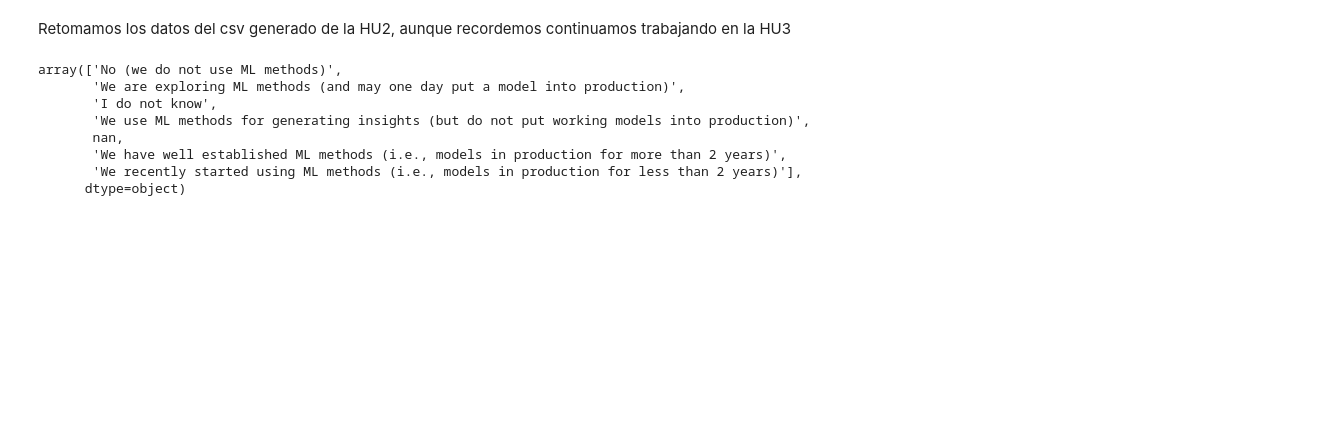
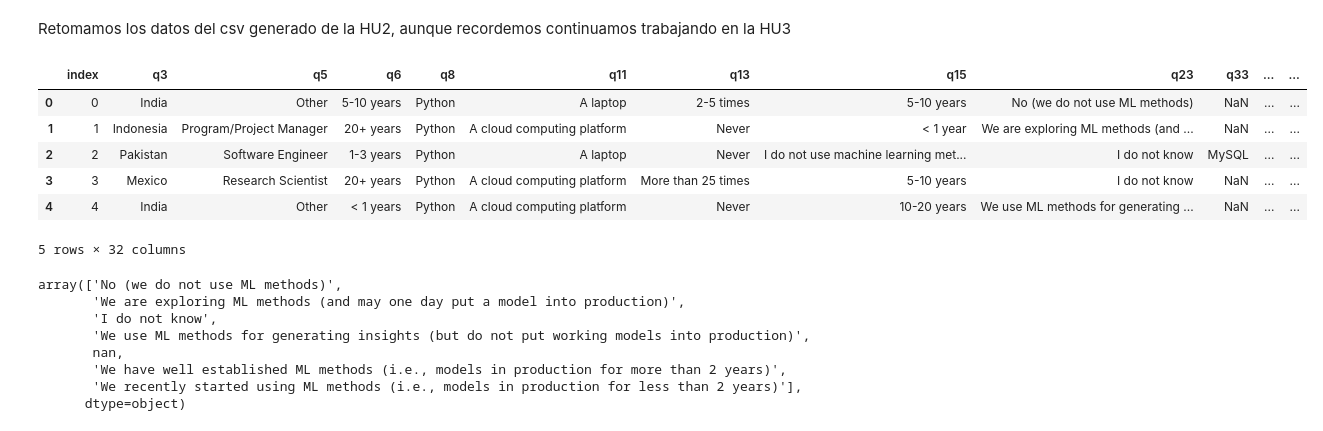
Before and after one commit to Adalab/project-DA-promo-b-modulo-2-team-2, a Jupyter notebook: HU3_data_analyst.ipynb, the cells around one changed output. Saved outputs shown, nothing was run; the diff lists cells and outputs as text; code cells hidden in the pictures; blank space fills up the shorter version.

```diff
--- a/HU3_data_analyst.ipynb
+++ b/HU3_data_analyst.ipynb
@@ -9,6 +9,16 @@ from scipy import stats
 import sidetable
 # %%
 df = pd.read_csv('./datos/HU2.csv', index_col=0)
+# %%
+df.head()
+# %% [output]
+|  | index | q3 | q5 | q6 | q8 | q11 | q13 | q15 | q23 | q33 | ... | ... |
+| 0 | 0 | India | Other | 5-10 years | Python | A laptop | 2-5 times | 5-10 years | No (we do not use ML methods) | NaN | ... | ... |
+| 1 | 1 | Indonesia | Program/Project Manager | 20+ years | Python | A cloud computing platform | Never | < 1 year | We are exploring ML methods (and ... | NaN | ... | ... |
+| 2 | 2 | Pakistan | Software Engineer | 1-3 years | Python | A laptop | Never | I do not use machine learning met... | I do not know | MySQL | ... | ... |
+| 3 | 3 | Mexico | Research Scientist | 20+ years | Python | A cloud computing platform | More than 25 times | 5-10 years | I do not know | NaN | ... | ... |
+| 4 | 4 | India | Other | < 1 years | Python | A cloud computing platform | Never | 10-20 years | We use ML methods for generating ... | NaN | ... | ... |
+5 rows × 32 columns
 # %%
 df["q23"].unique()
 # %% [output]
```
Also changed, not shown: parts of 1 cell of this notebook, 3 other files.
